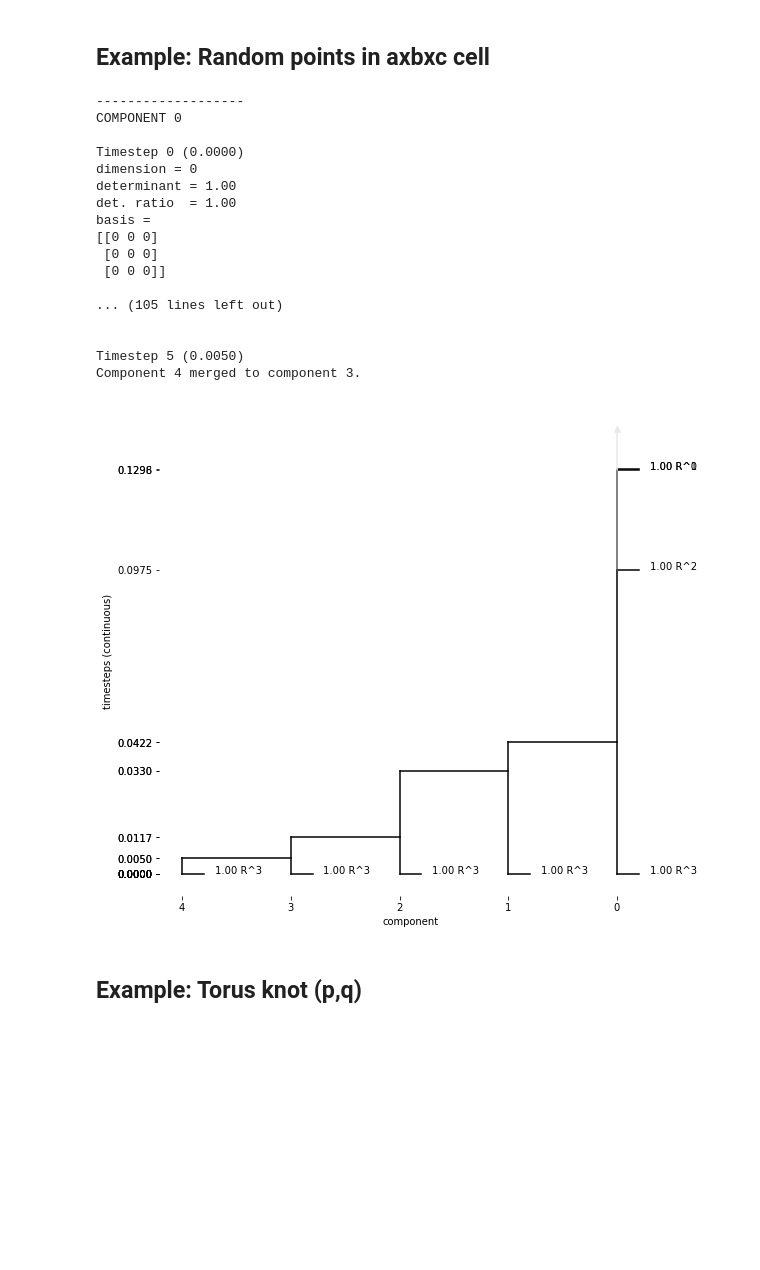
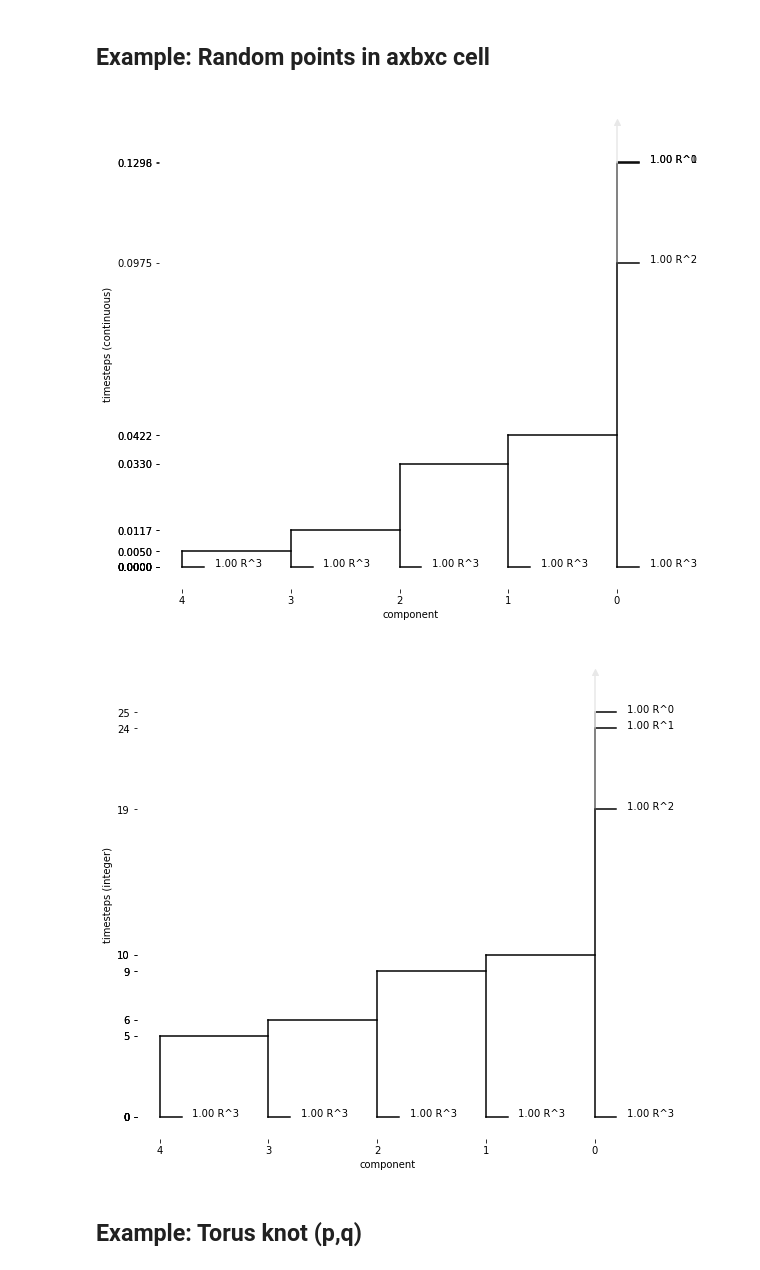
Before and after one commit to Chiara-ra/Masterthesis-Mathematics, a Jupyter notebook: Work_3d.ipynb, the cells around one changed output. Cells and saved outputs as stored; diff of their text form; code cells hidden in the pictures; blank space fills up the shorter version.

```diff
--- a/Work_3d.ipynb
+++ b/Work_3d.ipynb
@@ -1619,31 +1619,16 @@ Component {state.old_component} merged to component {state.new_component}.
 # %%
 # random points example
 N = 5
 a,b,c = 1,1,1
 #r_points = gen_points(N, a, b, c)
 #random_example = ExamplePrint(r_points, a=a, b=b, c=c)
 #random_example.calculate_pph()
 ##random_example.describe_evolution()
 random_example.plot_evolution(cont_timesteps = True, width=9, height=9)
+random_example.plot_evolution(cont_timesteps = False, width=9, height=9)
 # %% [output]
--------------------
-COMPONENT 0
-
-Timestep 0 (0.0000)
-dimension = 0
-determinant = 1.00
-det. ratio  = 1.00
-basis =
-[[0 0 0]
- [0 0 0]
- [0 0 0]]
-
-... (105 lines left out)
-
-
-Timestep 5 (0.0050)
-Component 4 merged to component 3.
 [figure]
+[figure, added]
 # %% [markdown]
 ## Example: Torus knot (p,q)
 # %%
```
Also changed, not shown: parts of 2 cells of this notebook.
